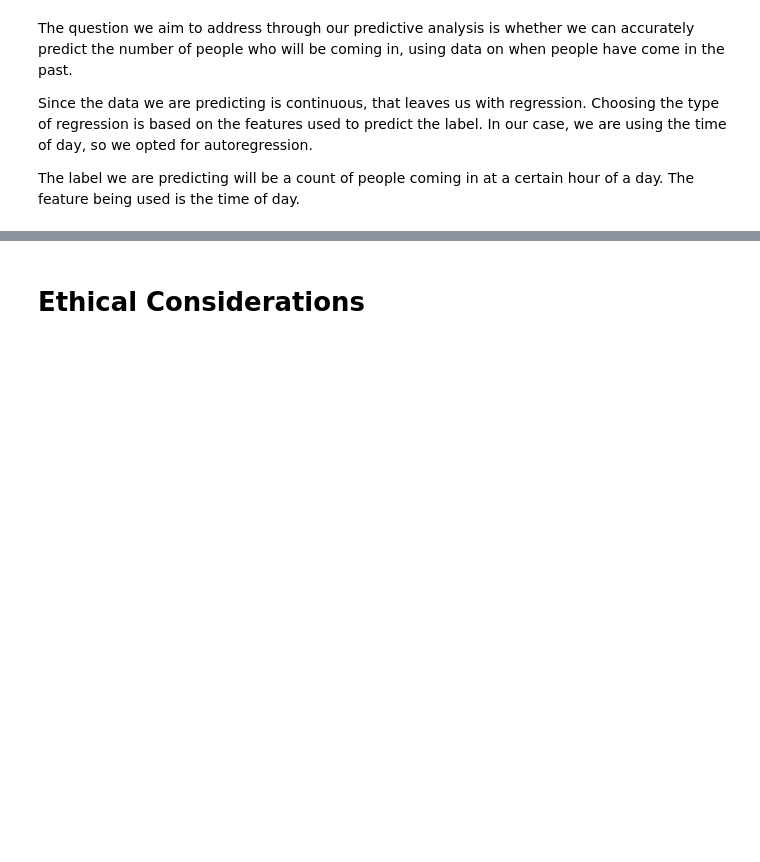
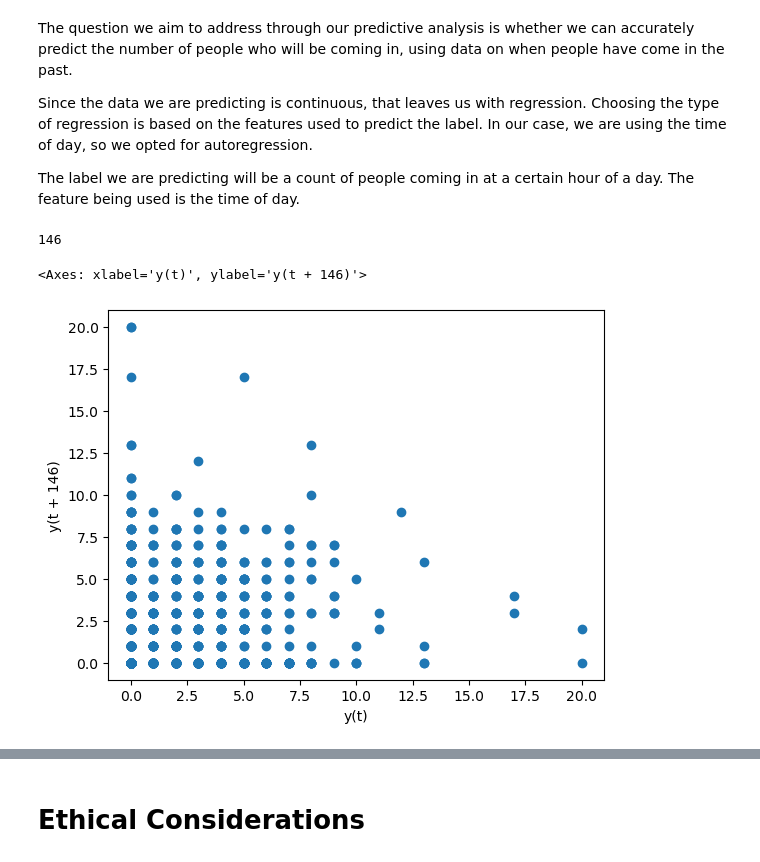
Before and after one commit to MarMar888/ECEDesignLabProj, a Jupyter notebook: final_report.ipynb, the cells around one changed output, grey strips where cells are left out. Cells and saved outputs as stored; diff of their text form; code cells hidden in the pictures; blank space fills up the shorter version.

Commit message:
Added predictive analysis section

```diff
--- a/final_report.ipynb
+++ b/final_report.ipynb
@@ -98,0 +114,46 @@ dft = df[['Day Time', 'Weekday', 'Date', 'Hour']]
+# %%
+# Create rows for missing times
+idx = pd.date_range(start='2025-01-06 00:00:00', end='2025-03-31 23:00:00', freq='1h')
+dft = dft.reindex(idx)
+
+# Fill new rows
+dft['Weekday'] = dft.index.day_name()
+dft = dft.fillna(value = 0)
+# %%
+# Split data into train and test
+dft_train = dft.loc[:'2025-03-24 23:00:00']
+dft_test = dft.loc['2025-03-25 00:00:00':]
+
+# Split train data into another train and validation set
+dft_train2 = dft_train.loc[:'2025-03-17 23:00:00']
+dft_val = dft_train.loc['2025-03-18 00:00:00':]
+# %%
+from statsmodels.tsa.ar_model import AutoReg
+from sklearn.metrics import mean_squared_error
+
+# Find best lag to do autoregression on
+scores = []
+for i in range(1, 500):
+    # Train model based on current lag
+    model = AutoReg(dft_train2.Count, lags=i)
+    model_fit = model.fit()
+
+    # Predict the validation week counts
+    yhat = model_fit.predict(start='2025-03-18 00:00:00', end='2025-03-24 23:00:00')
+
+    # Add MSE error to scores list
+    scores.append( mean_squared_error(dft_val.Count, yhat) )
+
+# Find best lag from scores list
+best_lag = scores.index(min(scores)) + 1
+print(best_lag)
+# %% [output]
+146
+# %%
+from pandas.plotting import lag_plot
+
+# Make lag plot based on best lag
+lag_plot(dft.Count, lag = best_lag)
+# %% [output]
+<Axes: xlabel='y(t)', ylabel='y(t + 146)'>
+[figure, added]
```
Also changed, not shown: parts of 4 cells of this notebook.
